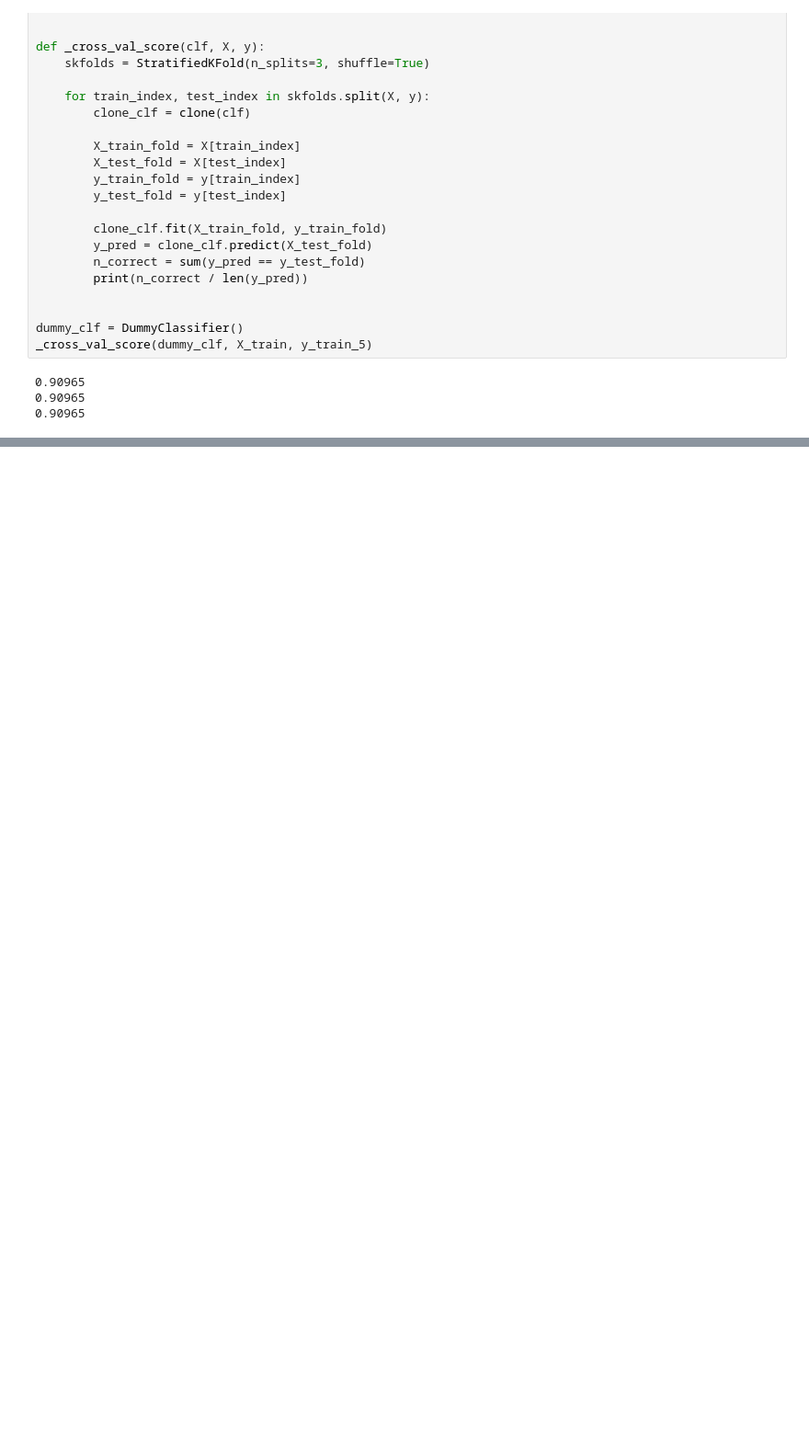
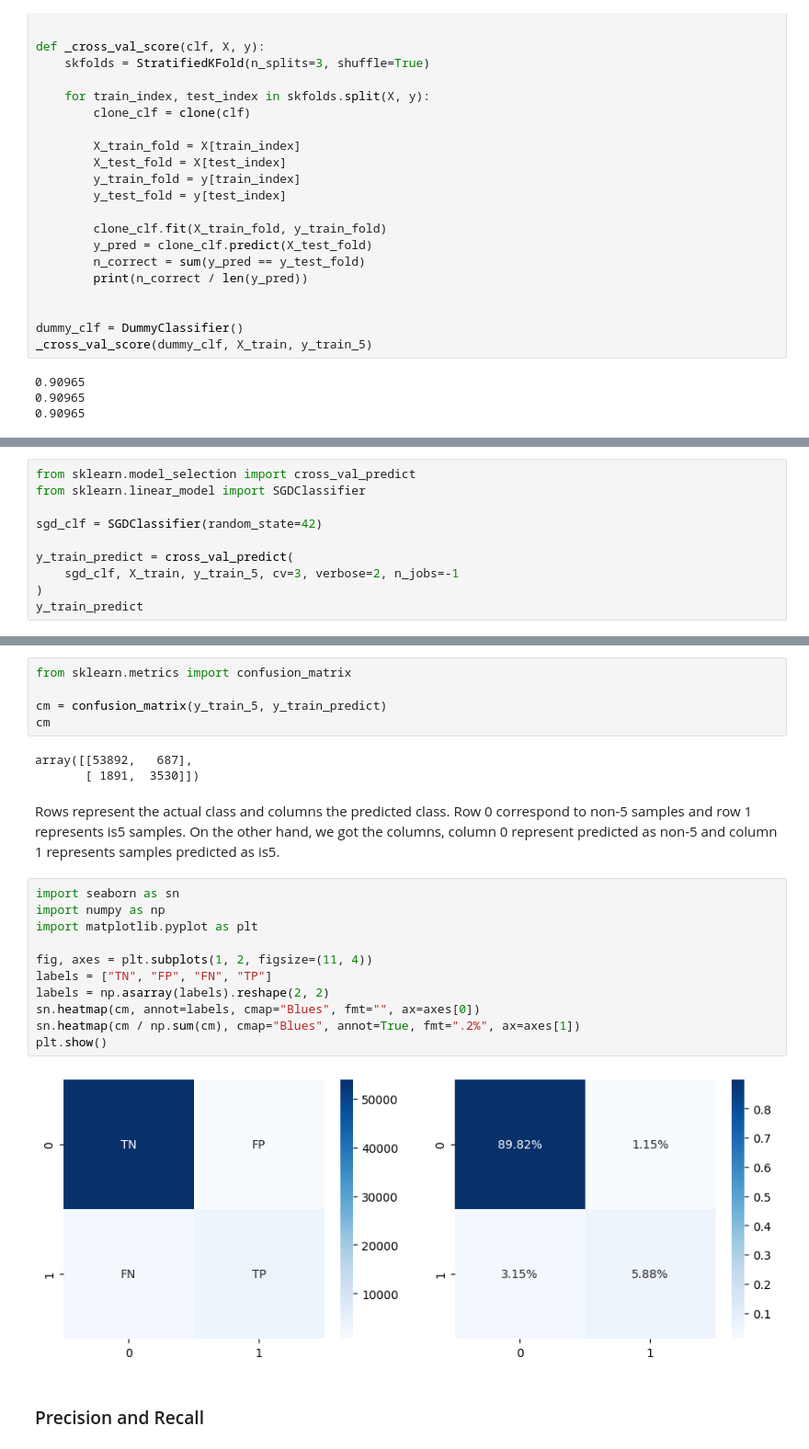
Before and after one commit to wilberquito/ML, a Jupyter notebook: classification/mnist-is5/mnist-is5.ipynb, the cells around one changed output, grey strips where cells are left out. Shown at 92% size. Saved outputs shown, nothing was run; the diff lists cells and outputs as text; blank space fills up the shorter version.

Commit message:
precision, recall and f1

```diff
--- a/classification/mnist-is5/mnist-is5.ipynb
+++ b/classification/mnist-is5/mnist-is5.ipynb
@@ -136,0 +139,10 @@ _cross_val_score(dummy_clf, X_train, y_train_5)
+# %%
+from sklearn.model_selection import cross_val_predict
+from sklearn.linear_model import SGDClassifier
+
+sgd_clf = SGDClassifier(random_state=42)
+
+y_train_predict = cross_val_predict(
+    sgd_clf, X_train, y_train_5, cv=3, verbose=2, n_jobs=-1
+)
+y_train_predict
@@ -136,0 +164,26 @@ _cross_val_score(dummy_clf, X_train, y_train_5)
+# %%
+from sklearn.metrics import confusion_matrix
+
+cm = confusion_matrix(y_train_5, y_train_predict)
+cm
+# %% [output]
+array([[53892,   687],
+       [ 1891,  3530]])
+# %% [markdown]
+Rows represent the actual class and columns the predicted class. Row 0 correspond to non-5 samples and row 1 represents is5 samples.
+On the other hand, we got the columns, column 0 represent predicted as non-5 and column 1 represents samples predicted as is5.
+# %%
+import seaborn as sn
+import numpy as np
+import matplotlib.pyplot as plt
+
+fig, axes = plt.subplots(1, 2, figsize=(11, 4))
+labels = ["TN", "FP", "FN", "TP"]
+labels = np.asarray(labels).reshape(2, 2)
+sn.heatmap(cm, annot=labels, cmap="Blues", fmt="", ax=axes[0])
+sn.heatmap(cm / np.sum(cm), cmap="Blues", annot=True, fmt=".2%", ax=axes[1])
+plt.show()
+# %% [output]
+[figure, added]
+# %% [markdown]
+### Precision and Recall
```
Also changed, not shown: parts of 13 cells of this notebook.
